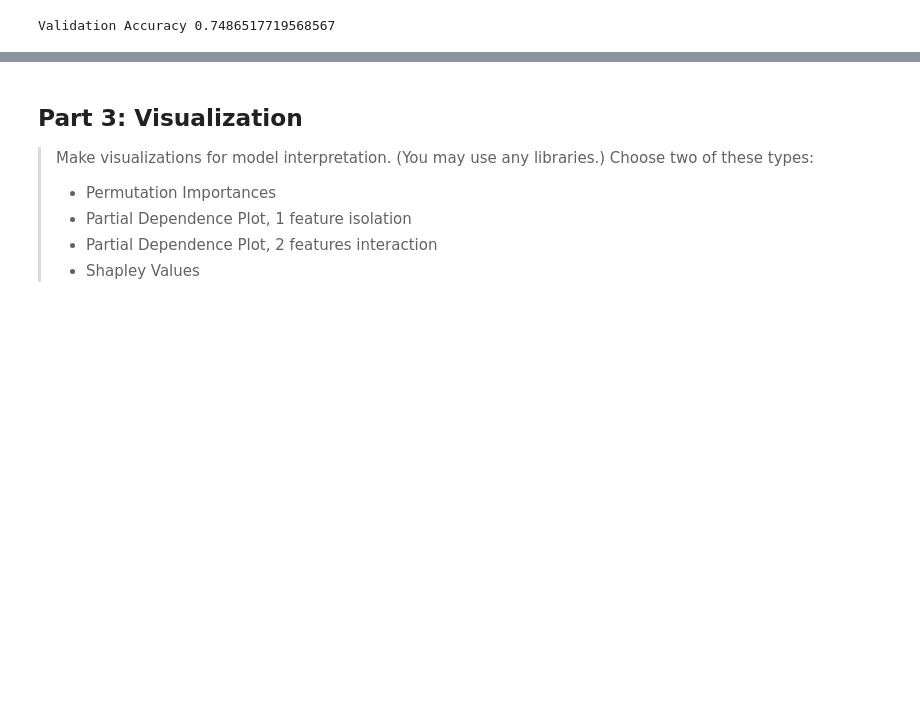
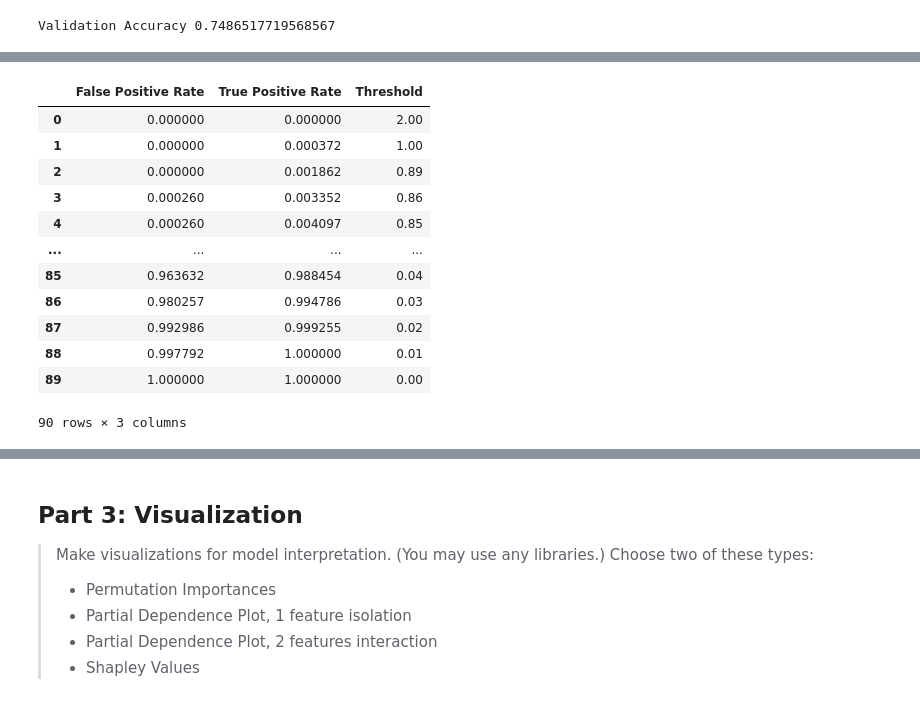
Before and after one commit to bofori-tech/DS-Unit-2-Applied-Modeling, a Jupyter notebook: DS_Sprint_Challenge_7.ipynb, the cells around one changed output, grey strips where cells are left out. Saved outputs shown, nothing was run; the diff lists cells and outputs as text; code cells hidden in the pictures; blank space fills up the shorter version.

```diff
--- a/DS_Sprint_Challenge_7.ipynb
+++ b/DS_Sprint_Challenge_7.ipynb
@@ -160,0 +178,21 @@ KeyError: ignored
+# %%
+# See the results in a table
+pd.DataFrame({
+    'False Positive Rate': fpr,
+    'True Positive Rate': tpr,
+    'Threshold': thresholds
+})
+# %% [output]
+|  | False Positive Rate | True Positive Rate | Threshold |
+| 0 | 0.000000 | 0.000000 | 2.00 |
+| 1 | 0.000000 | 0.000372 | 1.00 |
+| 2 | 0.000000 | 0.001862 | 0.89 |
+| 3 | 0.000260 | 0.003352 | 0.86 |
+| 4 | 0.000260 | 0.004097 | 0.85 |
+| ... | ... | ... | ... |
+| 85 | 0.963632 | 0.988454 | 0.04 |
+| 86 | 0.980257 | 0.994786 | 0.03 |
+| 87 | 0.992986 | 0.999255 | 0.02 |
+| 88 | 0.997792 | 1.000000 | 0.01 |
+| 89 | 1.000000 | 1.000000 | 0.00 |
+90 rows × 3 columns
```
Also changed, not shown: parts of 13 cells of this notebook.
